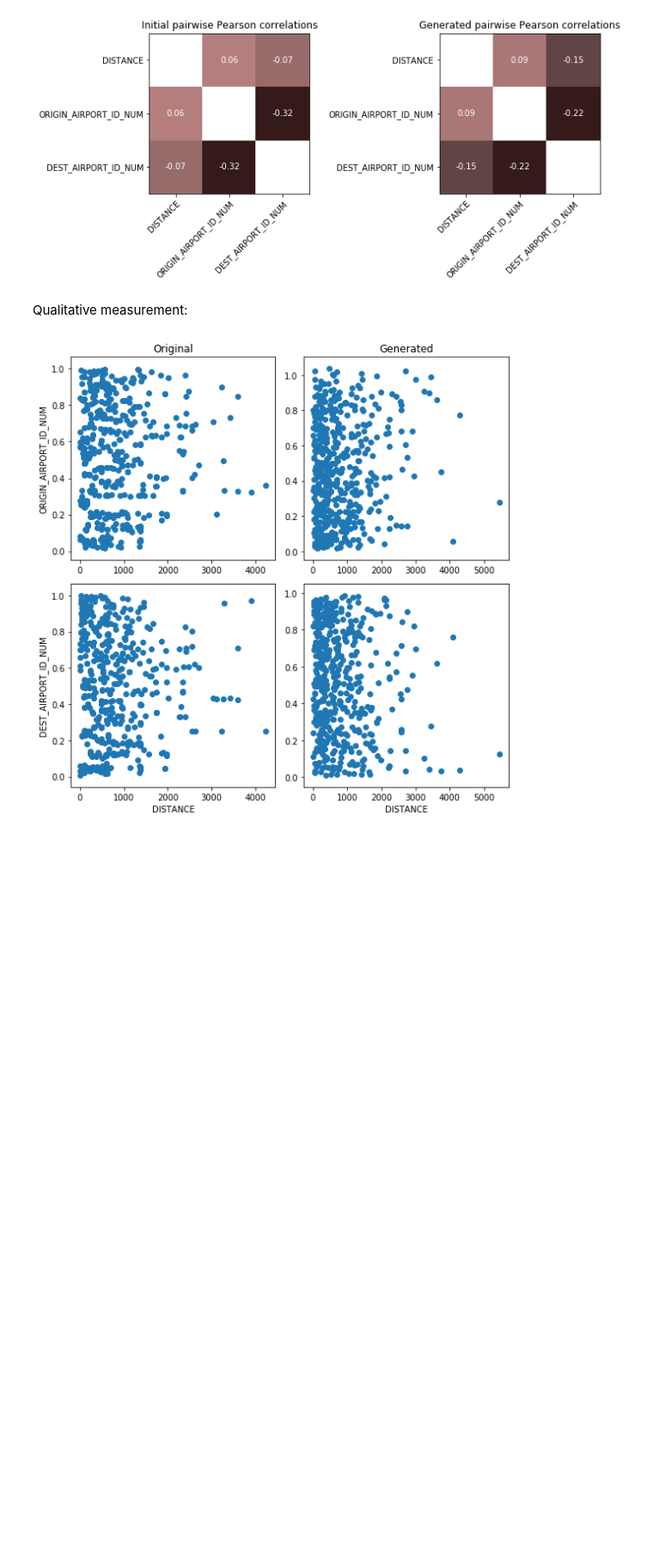
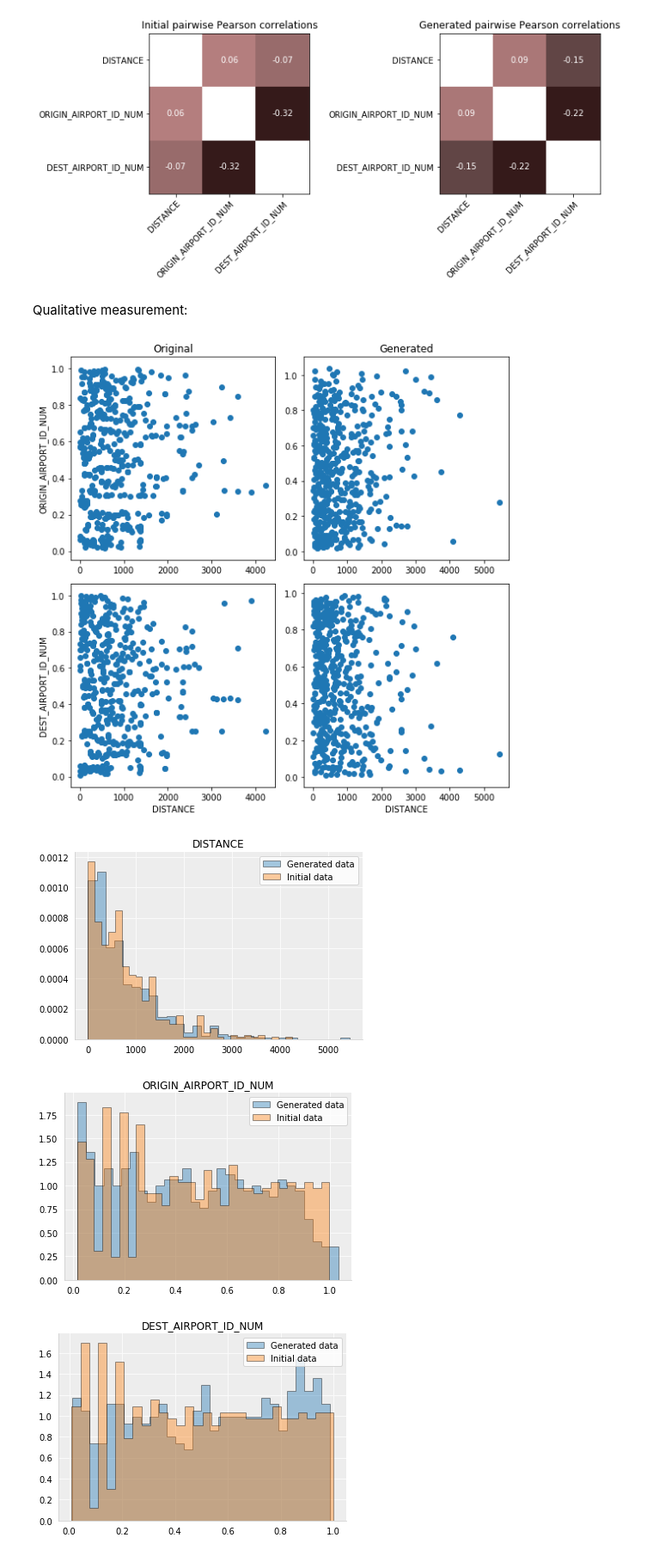
Before and after one commit to data-protection-helpers/induction-anonymization, a Jupyter notebook: mit-anonymization/python/statistical_generative_modeling.ipynb, the cells around one changed output. Shown: that part at 86% size. Saved outputs shown, nothing was run; the diff lists cells and outputs as text; code cells hidden in the pictures; blank space fills up the shorter version.

```diff
--- a/mit-anonymization/python/statistical_generative_modeling.ipynb
+++ b/mit-anonymization/python/statistical_generative_modeling.ipynb
@@ -403,6 +403,11 @@ class Model():
             raise ValueError('Must compute the distributions first.')
 # %%
 class statistical_generative_model(Model):
+
+    """
+    Implements statistical generative model
+    """
+
     def gaussian_copula(self):
 
             """
@@ -799,6 +804,11 @@ class closeness():
 
 
     def compare_distributions(self):
+
+        """
+        Plots for each attribute histograms of initial data and generated data for visual comparison
+        """
+
         Mod = Model(self.initial_df)
         Mod_gen = Model(self.generated_df)
 
@@ -807,8 +817,10 @@ class closeness():
 
         for attribute in self.initial_df:
             fig, ax = plt.subplots()
-            Mod_gen.distributions[attribute].plot(Mod_gen.df[attribute], attribute, ax, fitted_distr=False, lab="Generated data")
-            Mod.distributions[attribute].plot(Mod.df[attribute], attribute, ax, fitted_distr=False, lab="Initial data")
+            Mod_gen.distributions[attribute].plot(Mod_gen.df[attribute], attribute, ax, fitted_distr=False, \
+                                                  lab="Generated data")
+            Mod.distributions[attribute].plot(Mod.df[attribute], attribute, ax, fitted_distr=False, \
+                                              lab="Initial data")
             plt.show()
 # %%
 res = closeness(df_sample_num, df_gen)
@@ -824,3 +836,9 @@ Qualitative measurement:
 res.variables_scatter_plot()
 # %% [output]
 [figure]
+# %%
+res.compare_distributions()
+# %% [output]
+[figure, added]
+[figure, added]
+[figure, added]
```
Also changed, not shown: 1 other file.
